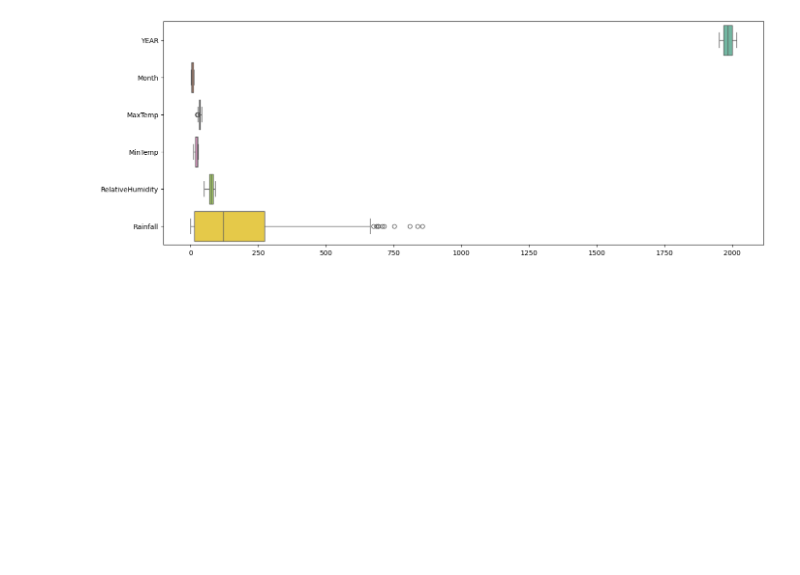
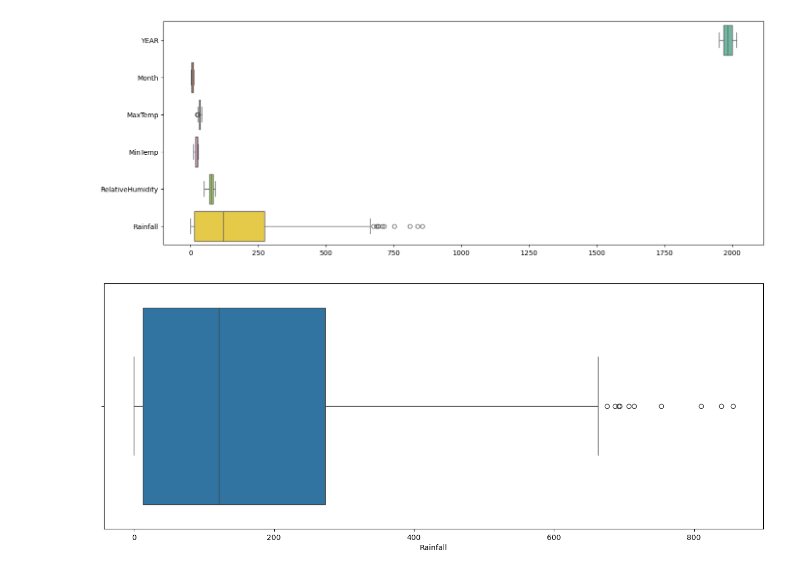
Before and after one commit to Shehab-Sarker/Data-Science-Basic, a Jupyter notebook: Explory_Data_Analysis.ipynb, the cells around one changed output. Saved outputs shown, nothing was run; the diff lists cells and outputs as text; code cells hidden in the pictures; blank space fills up the shorter version.

```diff
--- a/Explory_Data_Analysis.ipynb
+++ b/Explory_Data_Analysis.ipynb
@@ -143,3 +143,8 @@ plt.figure(figsize=(16,6))
 ax=sns.boxplot(data=df,orient="h",palette="Set2")
 # %% [output]
 [figure]
+# %%
+plt.figure(figsize=(16,6))
+ax=sns.boxplot(x=df["Rainfall"])
+# %% [output]
+[figure, added]
```
Also changed, not shown: parts of 22 cells of this notebook.
